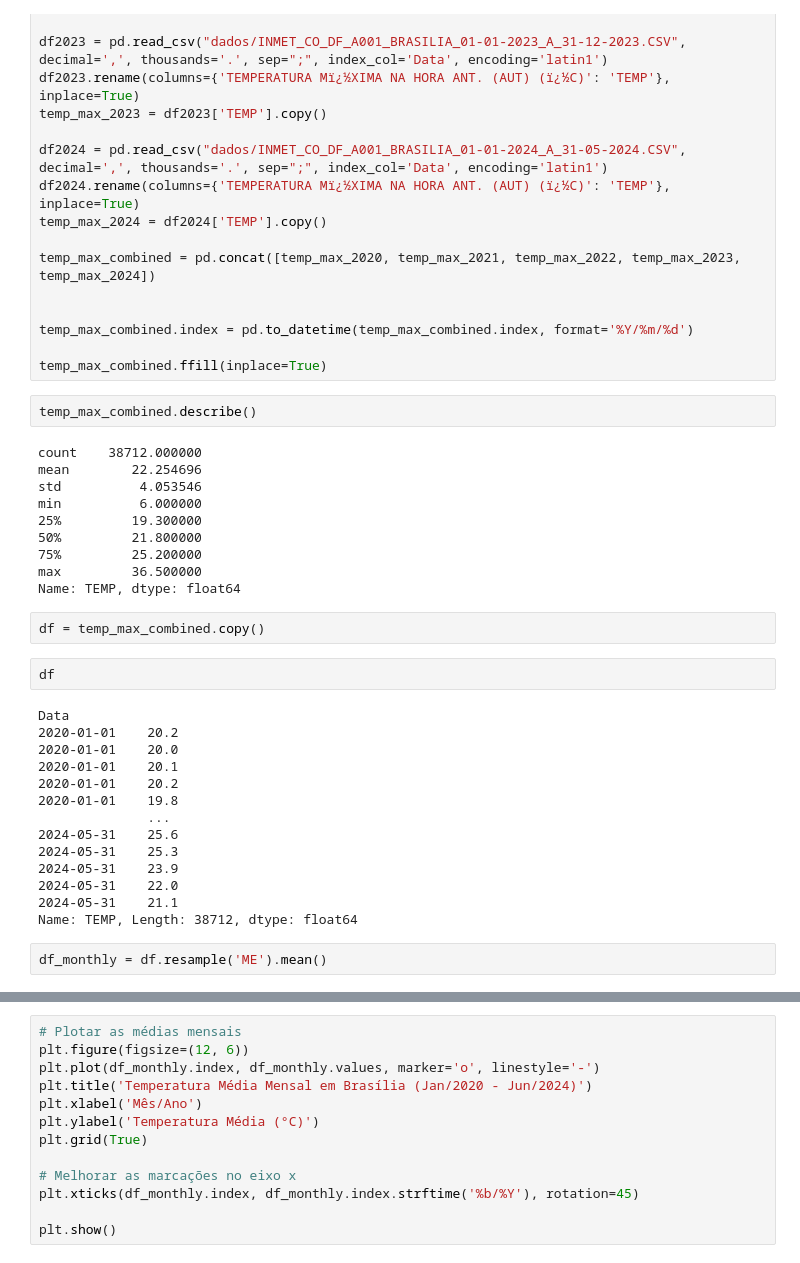
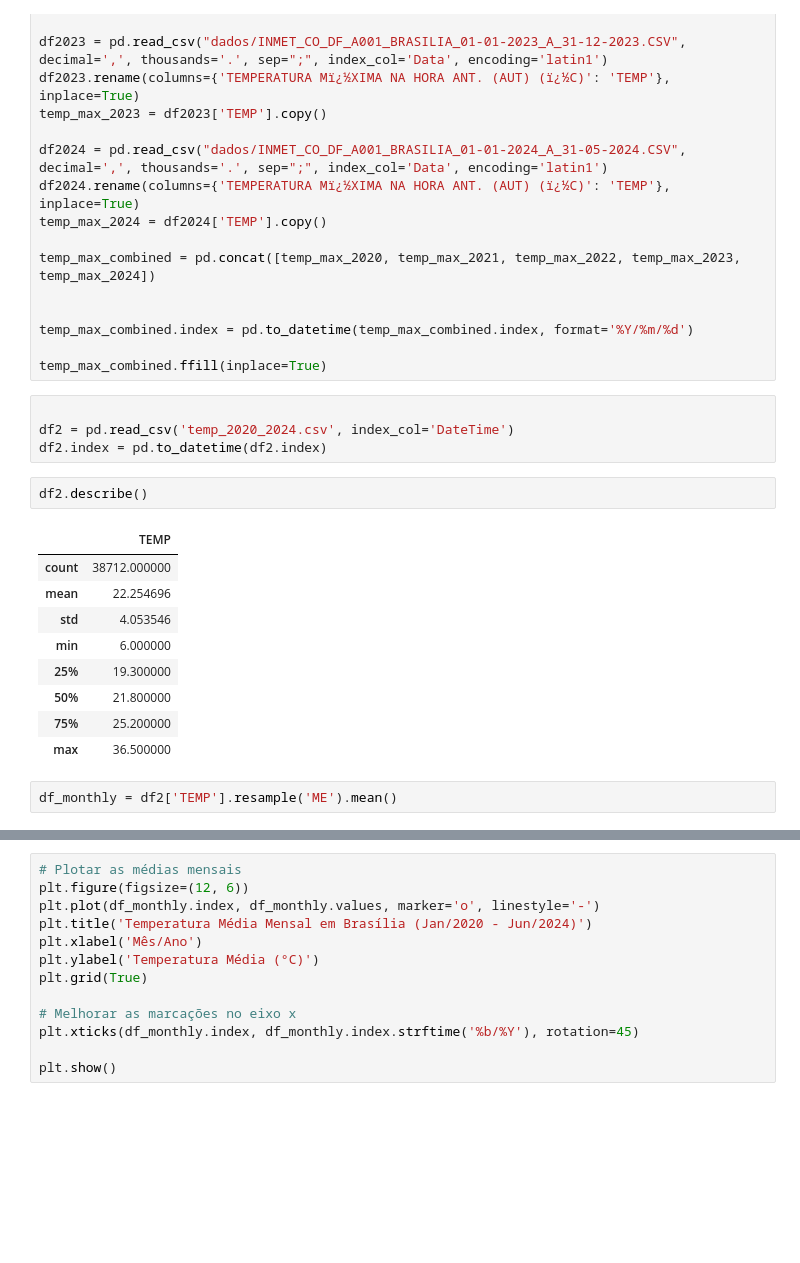
Before and after one commit to Joangopa/Temperatura_Brasilia_Prediction, a Jupyter notebook: analise_dados.ipynb, the cells around one changed output, grey strips where cells are left out. Cells and saved outputs as stored; diff of their text form; blank space fills up the shorter version.

```diff
--- a/analise_dados.ipynb
+++ b/analise_dados.ipynb
@@ -31,35 +31,21 @@ temp_max_combined = pd.concat([temp_max_2020, temp_max_2021, temp_max_2022, temp
 temp_max_combined.index = pd.to_datetime(temp_max_combined.index, format='%Y/%m/%d')
 
 temp_max_combined.ffill(inplace=True)
+# %%
+
+df2 = pd.read_csv('temp_2020_2024.csv', index_col='DateTime')
+df2.index = pd.to_datetime(df2.index)
 # %%
-temp_max_combined.describe()
+df2.describe()
 # %% [output]
-count    38712.000000
-mean        22.254696
-std          4.053546
-min          6.000000
-25%         19.300000
-50%         21.800000
-75%         25.200000
-max         36.500000
-Name: TEMP, dtype: float64
+|  | TEMP |
+| count | 38712.000000 |
+| mean | 22.254696 |
+| std | 4.053546 |
+| min | 6.000000 |
+| 25% | 19.300000 |
+| 50% | 21.800000 |
+| 75% | 25.200000 |
+| max | 36.500000 |
-# %%
-df = temp_max_combined.copy()
-# %%
-df
-# %% [output]
-Data
-2020-01-01    20.2
-2020-01-01    20.0
-2020-01-01    20.1
-2020-01-01    20.2
-2020-01-01    19.8
-              ...
-2024-05-31    25.6
-2024-05-31    25.3
-2024-05-31    23.9
-2024-05-31    22.0
-2024-05-31    21.1
-Name: TEMP, Length: 38712, dtype: float64
 # %%
-df_monthly = df.resample('ME').mean()
+df_monthly = df2['TEMP'].resample('ME').mean()
```
Also changed, not shown: parts of 7 cells of this notebook, 3 other files.
